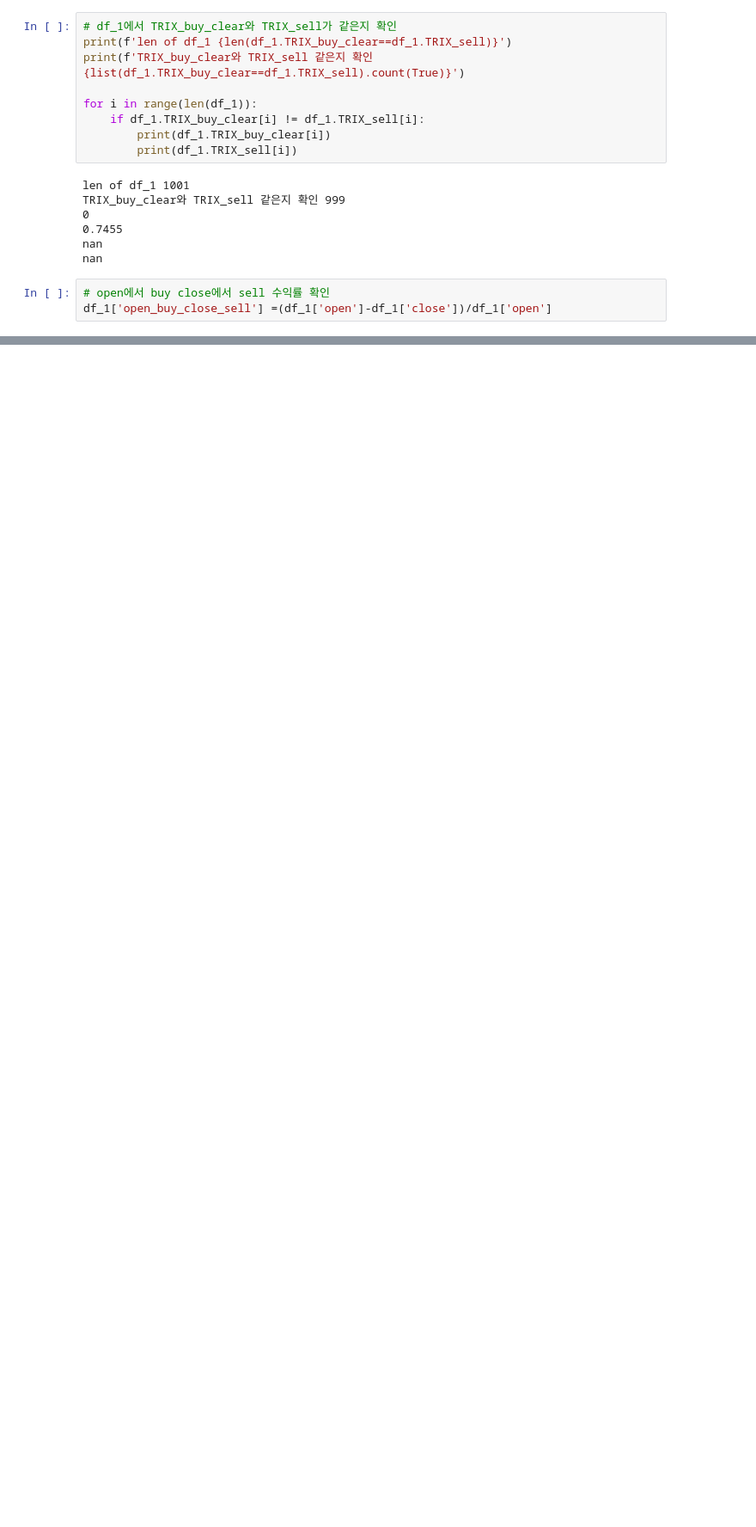
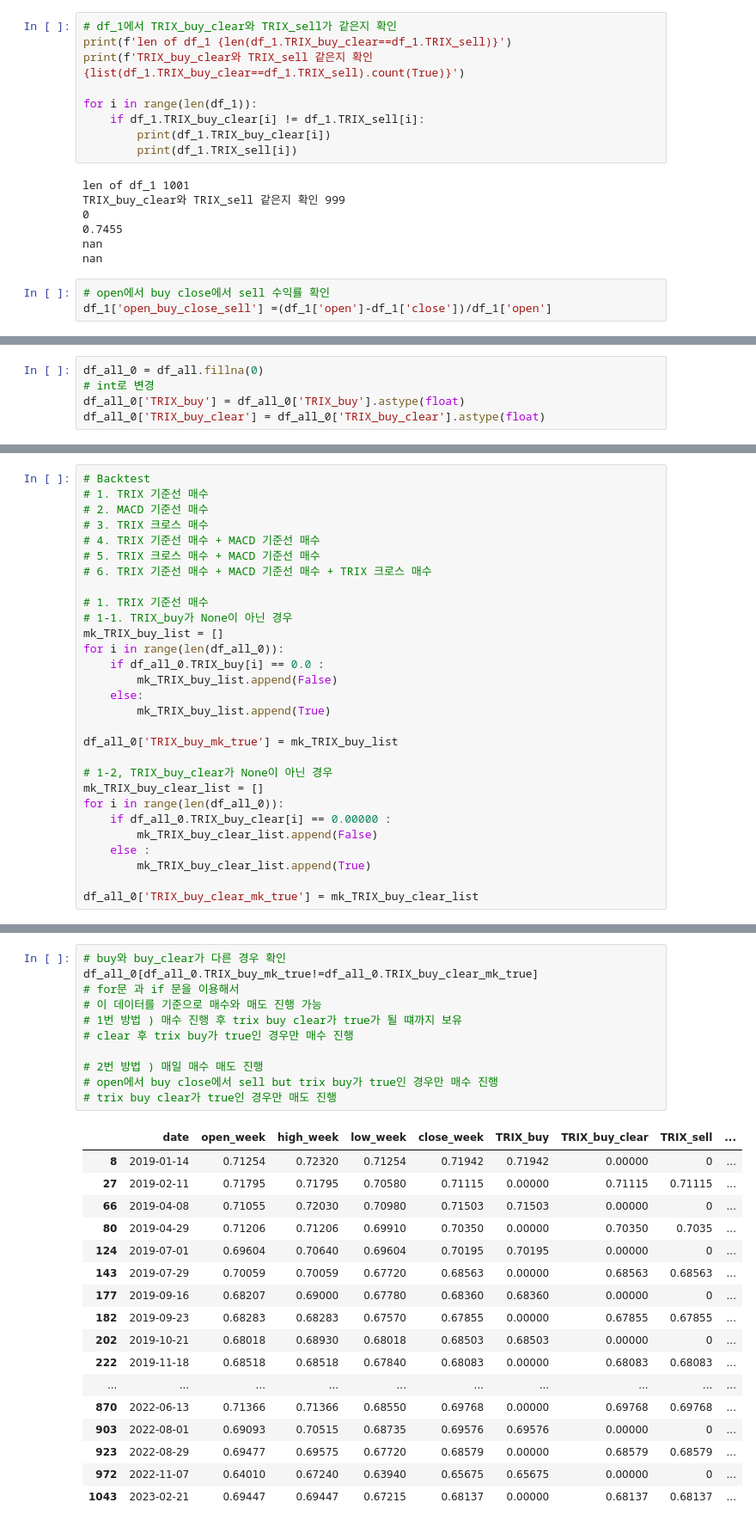
Before and after one commit to DoSungjin/JPX, a Jupyter notebook: BASELINE/baseline.ipynb, the cells around one changed output, grey strips where cells are left out. Shown at 86% size. Drawn from its saved outputs; the diff is of its cells as text; blank space fills up the shorter version.

```diff
--- a/BASELINE/baseline.ipynb
+++ b/BASELINE/baseline.ipynb
@@ -362,0 +367,5 @@ df_1
+# %%
+df_all_0 = df_all.fillna(0)
+# int로 변경
+df_all_0['TRIX_buy'] = df_all_0['TRIX_buy'].astype(float)
+df_all_0['TRIX_buy_clear'] = df_all_0['TRIX_buy_clear'].astype(float)
@@ -362,0 +388,29 @@ df_1
+# %%
+# Backtest
+# 1. TRIX 기준선 매수
+# 2. MACD 기준선 매수
+# 3. TRIX 크로스 매수
+# 4. TRIX 기준선 매수 + MACD 기준선 매수
+# 5. TRIX 크로스 매수 + MACD 기준선 매수
+# 6. TRIX 기준선 매수 + MACD 기준선 매수 + TRIX 크로스 매수
+
+# 1. TRIX 기준선 매수
+# 1-1. TRIX_buy가 None이 아닌 경우
+mk_TRIX_buy_list = []
+for i in range(len(df_all_0)):
+    if df_all_0.TRIX_buy[i] == 0.0 :
+        mk_TRIX_buy_list.append(False)
+    else:
+        mk_TRIX_buy_list.append(True)
+
+df_all_0['TRIX_buy_mk_true'] = mk_TRIX_buy_list
+
+# 1-2, TRIX_buy_clear가 None이 아닌 경우
+mk_TRIX_buy_clear_list = []
+for i in range(len(df_all_0)):
+    if df_all_0.TRIX_buy_clear[i] == 0.00000 :
+        mk_TRIX_buy_clear_list.append(False)
+    else :
+        mk_TRIX_buy_clear_list.append(True)
+
+df_all_0['TRIX_buy_clear_mk_true'] = mk_TRIX_buy_clear_list
@@ -362,0 +433,29 @@ df_1
+# %%
+# buy와 buy_clear가 다른 경우 확인
+df_all_0[df_all_0.TRIX_buy_mk_true!=df_all_0.TRIX_buy_clear_mk_true]
+# for문 과 if 문을 이용해서
+# 이 데이터를 기준으로 매수와 매도 진행 가능
+# 1번 방법 ) 매수 진행 후 trix buy clear가 true가 될 떄까지 보유
+# clear 후 trix buy가 true인 경우만 매수 진행
+
+# 2번 방법 ) 매일 매수 매도 진행
+# open에서 buy close에서 sell but trix buy가 true인 경우만 매수 진행
+# trix buy clear가 true인 경우만 매도 진행
+# %% [output]
+|  | date | open_week | high_week | low_week | close_week | TRIX_buy | TRIX_buy_clear | TRIX_sell | ... |
+| 8 | 2019-01-14 | 0.71254 | 0.72320 | 0.71254 | 0.71942 | 0.71942 | 0.00000 | 0 | ... |
+| 27 | 2019-02-11 | 0.71795 | 0.71795 | 0.70580 | 0.71115 | 0.00000 | 0.71115 | 0.71115 | ... |
+| 66 | 2019-04-08 | 0.71055 | 0.72030 | 0.70980 | 0.71503 | 0.71503 | 0.00000 | 0 | ... |
+| 80 | 2019-04-29 | 0.71206 | 0.71206 | 0.69910 | 0.70350 | 0.00000 | 0.70350 | 0.7035 | ... |
+| 124 | 2019-07-01 | 0.69604 | 0.70640 | 0.69604 | 0.70195 | 0.70195 | 0.00000 | 0 | ... |
+| 143 | 2019-07-29 | 0.70059 | 0.70059 | 0.67720 | 0.68563 | 0.00000 | 0.68563 | 0.68563 | ... |
+| 177 | 2019-09-16 | 0.68207 | 0.69000 | 0.67780 | 0.68360 | 0.68360 | 0.00000 | 0 | ... |
+| 182 | 2019-09-23 | 0.68283 | 0.68283 | 0.67570 | 0.67855 | 0.00000 | 0.67855 | 0.67855 | ... |
+| 202 | 2019-10-21 | 0.68018 | 0.68930 | 0.68018 | 0.68503 | 0.68503 | 0.00000 | 0 | ... |
+| 222 | 2019-11-18 | 0.68518 | 0.68518 | 0.67840 | 0.68083 | 0.00000 | 0.68083 | 0.68083 | ... |
+| ... | ... | ... | ... | ... | ... | ... | ... | ... | ... |
+| 870 | 2022-06-13 | 0.71366 | 0.71366 | 0.68550 | 0.69768 | 0.00000 | 0.69768 | 0.69768 | ... |
+| 903 | 2022-08-01 | 0.69093 | 0.70515 | 0.68735 | 0.69576 | 0.69576 | 0.00000 | 0 | ... |
+| 923 | 2022-08-29 | 0.69477 | 0.69575 | 0.67720 | 0.68579 | 0.00000 | 0.68579 | 0.68579 | ... |
+| 972 | 2022-11-07 | 0.64010 | 0.67240 | 0.63940 | 0.65675 | 0.65675 | 0.00000 | 0 | ... |
+| 1043 | 2023-02-21 | 0.69447 | 0.69447 | 0.67215 | 0.68137 | 0.00000 | 0.68137 | 0.68137 | ... |
```
Also changed, not shown: parts of 9 cells of this notebook, 9 other files.
